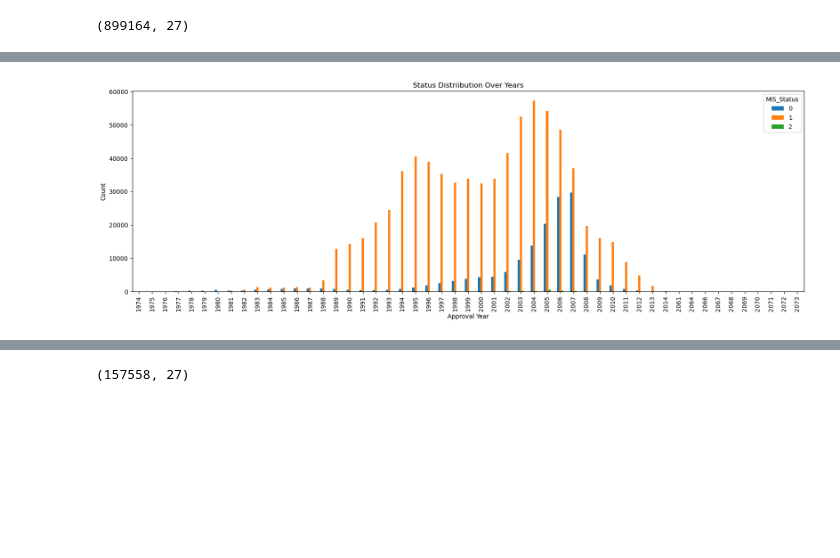
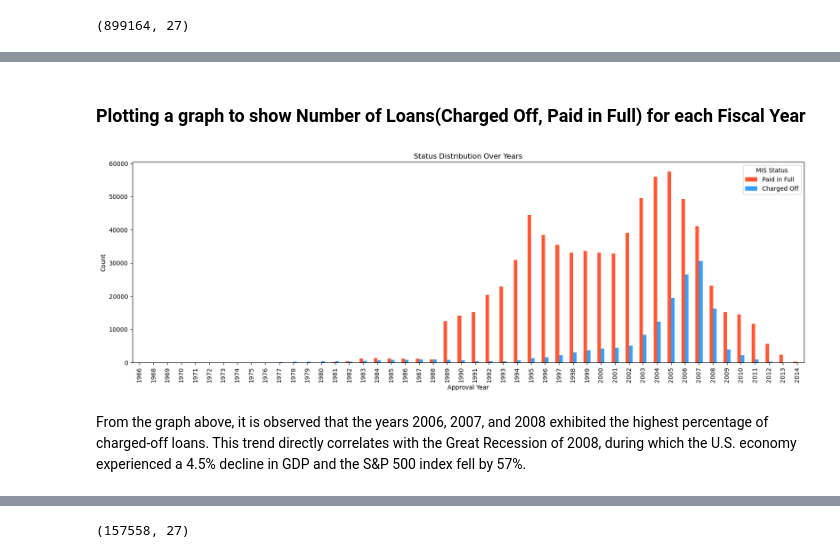
Before and after one commit to amogh2004/SBA-Loan-Default-Classification, a Jupyter notebook: DataExploration_Final.ipynb, the cells around one changed output, grey strips where cells are left out. Saved outputs shown, nothing was run; the diff lists cells and outputs as text; code cells hidden in the pictures; blank space fills up the shorter version.

```diff
--- a/DataExploration_Final.ipynb
+++ b/DataExploration_Final.ipynb
@@ -41,3 +64,9 @@ print(correlation_with_target)
+# %%
+# Encode MIS_Status: 'CHGOFF' as 1, 'P I F' as 0
+df['MIS_Status'] = df['MIS_Status'].replace({'CHGOFF': 1, 'P I F': 0})
+
+# Convert MIS_Status to integer type with NaN values allowed
+df['MIS_Status'] = df['MIS_Status'].astype('Int64')
 # %%
 df['MIS_Status'].unique()
 # %% [output]
@@ -71,9 +82,19 @@ df_copy
+# %%
+# Remove non-numeric characters and convert the column to integer
+df['ApprovalFY'] = df['ApprovalFY'].astype(str)  # Convert all entries to string to handle mixed types
+df['ApprovalFY'] = df['ApprovalFY'].str.extract('(\d{4})')[0]  # Extract only the year part
+df['ApprovalFY'] = pd.to_numeric(df['ApprovalFY'], errors='coerce')  # Convert to numeric, coerce errors to NaN
+# %% [markdown]
+### Plotting a graph to show Number of Loans(Charged Off, Paid in Full) for each Fiscal Year
 # %%
-status_distribution=df_copy.groupby(['Approval_Year','MIS_Status']).size().unstack()
+status_distribution = df.groupby(['ApprovalFY','MIS_Status']).size().unstack()
 # %%
-status_distribution.plot(kind='bar',title='Status Distriibution Over Years',figsize=(20,6))
+status_distribution.plot(kind='bar',title='Status Distribution Over Years',figsize=(20,6), color=['#FF5733', '#33A1FF'])
 plt.xlabel('Approval Year')
 plt.ylabel('Count')
+plt.legend(title='MIS Status', labels=['Paid in Full', 'Charged Off'])
 plt.show()
 # %% [output]
-[figure, old version]
+[figure, new version]
+# %% [markdown]
+From the graph above, it is observed that the years 2006, 2007, and 2008 exhibited the highest percentage of charged-off loans. This trend directly correlates with the Great Recession of 2008, during which the U.S. economy experienced a 4.5% decline in GDP and the S&P 500 index fell by 57%.
```
Also changed, not shown: parts of 82 cells of this notebook.
